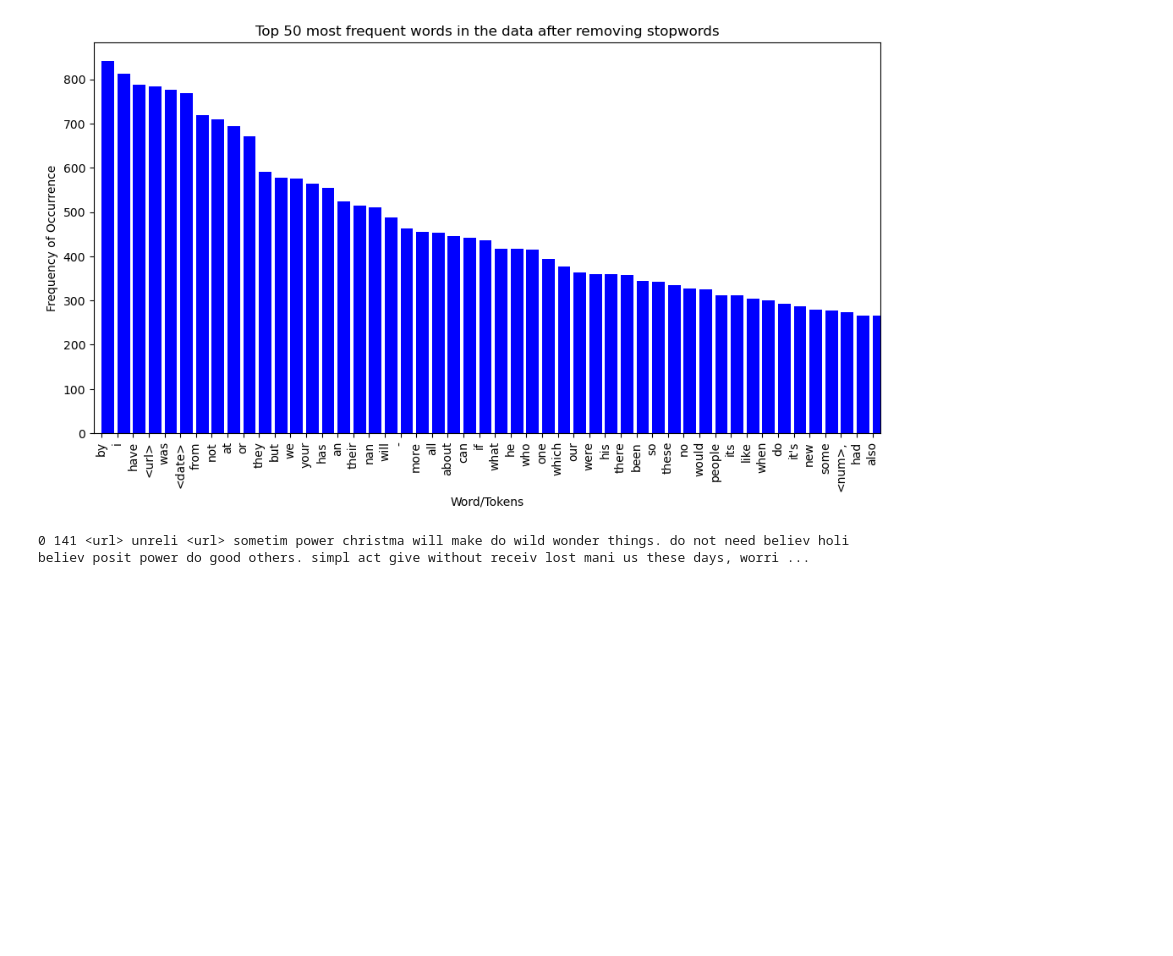
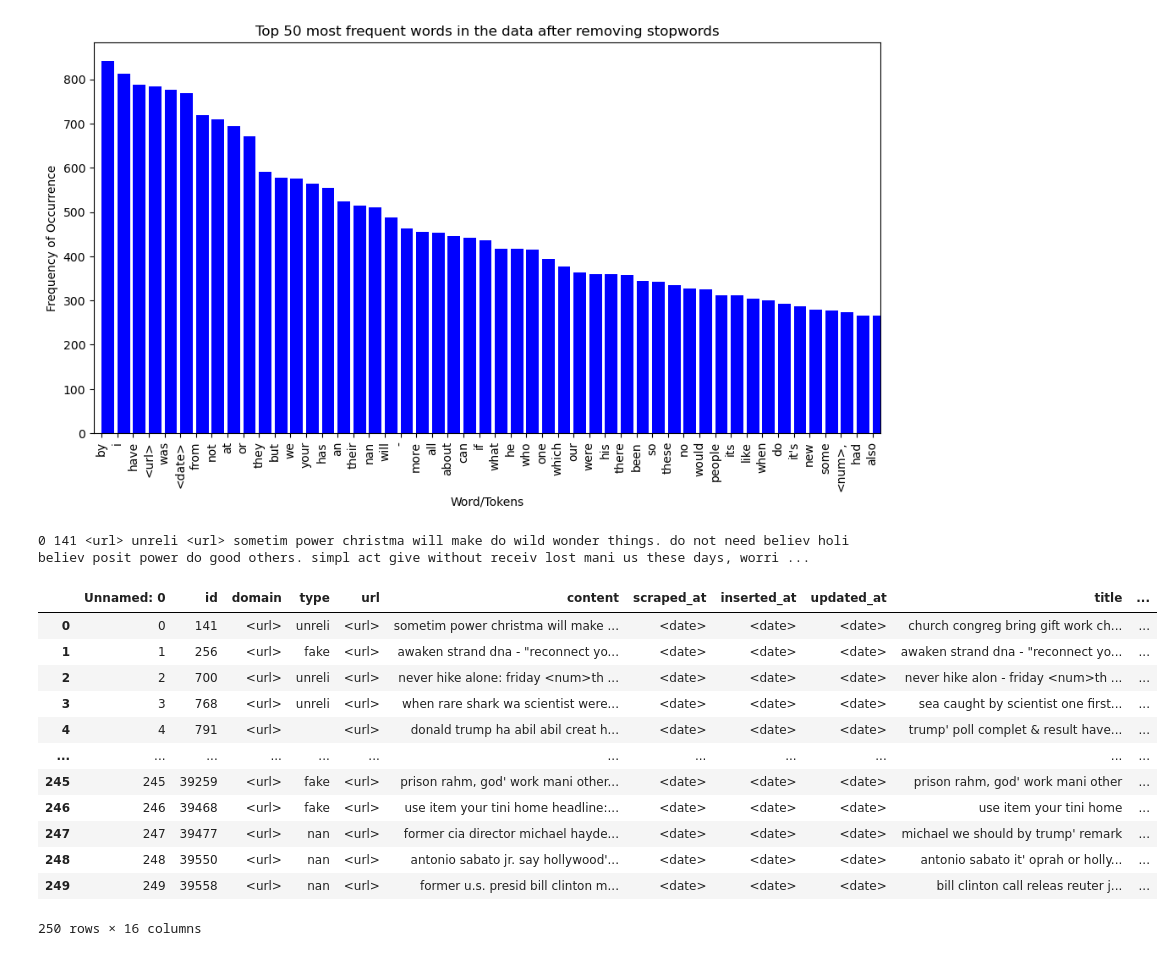
Before and after one commit to twentytwentycph/dataScienceEksamen, a Jupyter notebook: Task_1.ipynb, the cells around one changed output. Cells and saved outputs as stored; diff of their text form; code cells hidden in the pictures; blank space fills up the shorter version.

```diff
--- a/Task_1.ipynb
+++ b/Task_1.ipynb
@@ -73,6 +73,7 @@ See the caveats in the documentation: https://pandas.pydata.org/pandas-docs/stab
 import pandas as pd
 import matplotlib.pyplot as plt
 from nltk.stem import PorterStemmer
+ps = PorterStemmer()
 
 preData = 'https://raw.githubusercontent.com/several27/FakeNewsCorpus/master/news_sample.csv'
 preDf = pd.read_csv(data) # Read the unprocessed data into a DataFrame
@@ -127,12 +128,19 @@ nostopword_df = removeStopwords(topstopword_list + botstopword_list, postDf) # R
 
 def stemmer(df):
     df_list = list(df.apply(lambda x: ' '.join(x.dropna().astype(str)), axis=1).values)
-    ps = PorterStemmer()
     for text in df_list:
         words = text.split()
         stemmed_words = [ps.stem(word) for word in words]
         return (' '.join(stemmed_words))
 stemmed_df = stemmer(nostopword_df)
+
+def df_stemmer(df):
+    df_WIP = df.copy()
+    for col in df_WIP.columns:
+        if df_WIP[col].dtype == 'O':
+            df_WIP[col] = df_WIP[col].apply(lambda x: ' '.join([ps.stem(word) for word in x.split()]))
+    return df_WIP
+stemmed_df = df_stemmer(nostopword_df)
 
 # A function to plot the top 50 most frequent words
 def plot(words, title, colors, max_words):
@@ -153,6 +161,7 @@ def plot(words, title, colors, max_words):
     ax.set_xlim(-0.5, len(top_words) - 0.5) # add a gap at the beginning and end
     plt.title(title)
     plt.show()
+
 ### DF info ###
 print('\n### Unique words in the data before and after preprocessing ###\n')
 print('Unique words before preprocessing: ', word_info(preDf, 'ints')) # 31808
@@ -162,7 +171,6 @@ print('')
 print('Reduction in size of vocabulary: ', (word_info(postDf, 'ints')) - (word_info(nostopword_df, 'ints')))
 print('Reduction %: ', round(((word_info(postDf, 'ints')) - (word_info(nostopword_df, 'ints')))/word_info(postDf, 'ints')*100, 5), '%')
 
-
 ### Plots ###
 plot(word_info(preDf, 'words'), 'Top 50 most frequent words in the data before preprocessing', 'red', 50)
 plot(word_info(postDf, 'words'), 'Top 50 most frequent words in the data after preprocessing', 'green', 50)
@@ -183,3 +191,19 @@ Reduction %:  55.85386 %
 print(stemmer(nostopword_df))
 # %% [output]
 0 141 <url> unreli <url> sometim power christma will make do wild wonder things. do not need believ holi believ posit power do good others. simpl act give without receiv lost mani us these days, worri ...
+# %%
+stemmed_df
+# %% [output]
+|  | Unnamed: 0 | id | domain | type | url | content | scraped_at | inserted_at | updated_at | title | ... |
+| 0 | 0 | 141 | <url> | unreli | <url> | sometim power christma will make ... | <date> | <date> | <date> | church congreg bring gift work ch... | ... |
+| 1 | 1 | 256 | <url> | fake | <url> | awaken strand dna - "reconnect yo... | <date> | <date> | <date> | awaken strand dna - "reconnect yo... | ... |
+| 2 | 2 | 700 | <url> | unreli | <url> | never hike alone: friday <num>th ... | <date> | <date> | <date> | never hike alon - friday <num>th ... | ... |
+| 3 | 3 | 768 | <url> | unreli | <url> | when rare shark wa scientist were... | <date> | <date> | <date> | sea caught by scientist one first... | ... |
+| 4 | 4 | 791 | <url> |  | <url> | donald trump ha abil abil creat h... | <date> | <date> | <date> | trump' poll complet & result have... | ... |
+| ... | ... | ... | ... | ... | ... | ... | ... | ... | ... | ... | ... |
+| 245 | 245 | 39259 | <url> | fake | <url> | prison rahm, god' work mani other... | <date> | <date> | <date> | prison rahm, god' work mani other | ... |
+| 246 | 246 | 39468 | <url> | fake | <url> | use item your tini home headline:... | <date> | <date> | <date> | use item your tini home | ... |
+| 247 | 247 | 39477 | <url> | nan | <url> | former cia director michael hayde... | <date> | <date> | <date> | michael we should by trump' remark | ... |
+| 248 | 248 | 39550 | <url> | nan | <url> | antonio sabato jr. say hollywood'... | <date> | <date> | <date> | antonio sabato it' oprah or holly... | ... |
+| 249 | 249 | 39558 | <url> | nan | <url> | former u.s. presid bill clinton m... | <date> | <date> | <date> | bill clinton call releas reuter j... | ... |
+250 rows × 16 columns
```
